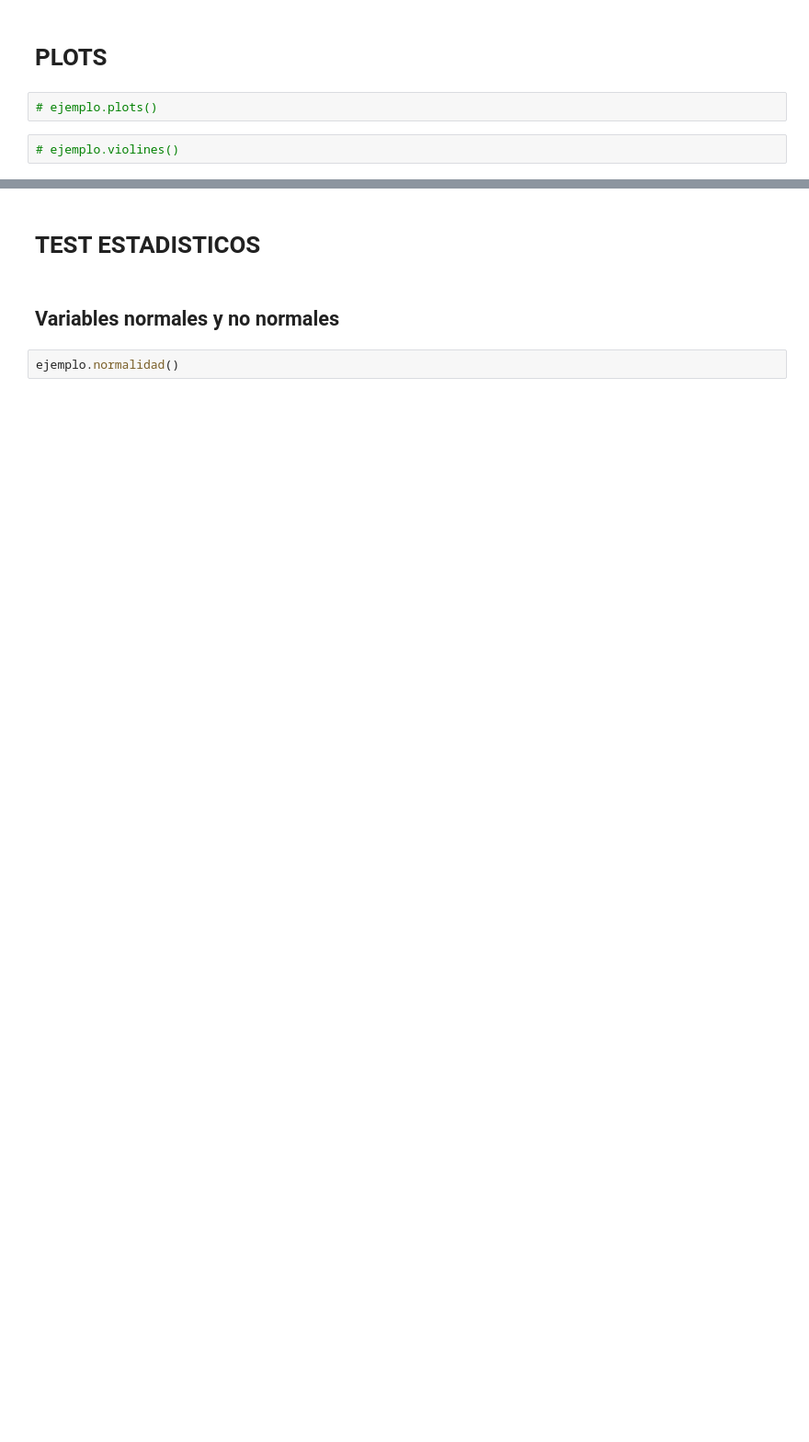
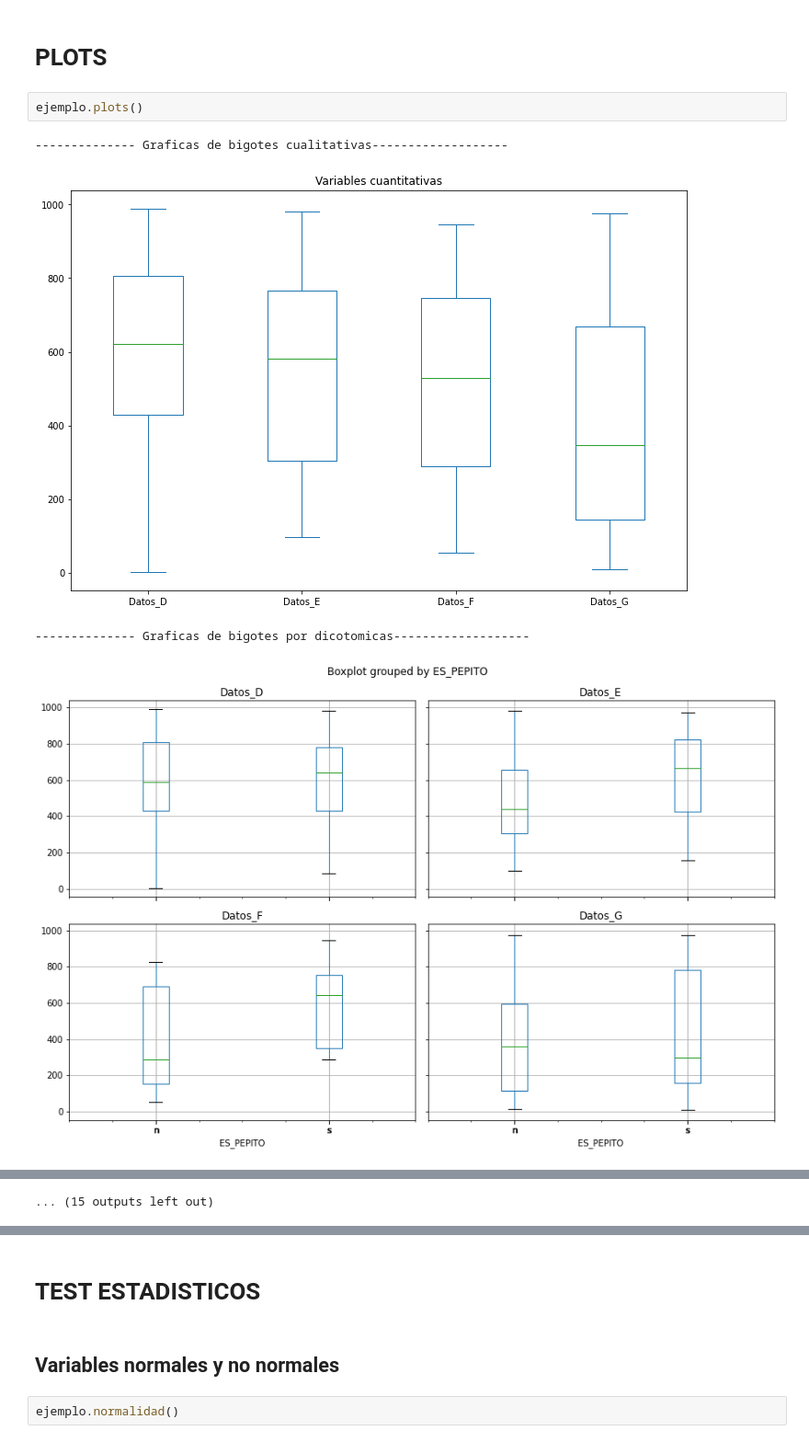
Before and after one commit to 4bm4/cheatsheetDC, a Jupyter notebook: clases.ipynb, the cells around one changed output, grey strips where cells are left out. Shown at 92% size. Cells and saved outputs as stored; diff of their text form; blank space fills up the shorter version.

```diff
--- a/clases.ipynb
+++ b/clases.ipynb
@@ -591,6 +591,9 @@ Datos_B
 # %% [markdown]
 # PLOTS
-# %%
-# ejemplo.plots()
-# %%
-# ejemplo.violines()
+# %%
+ejemplo.plots()
+# %% [output]
+-------------- Graficas de bigotes cualitativas-------------------
+[figure, added]
+-------------- Graficas de bigotes por dicotomicas-------------------
+[figure, added]
@@ -596,0 +610 @@ Datos_B
+... (15 outputs left out)
```
Also changed, not shown: parts of 9 cells of this notebook.
